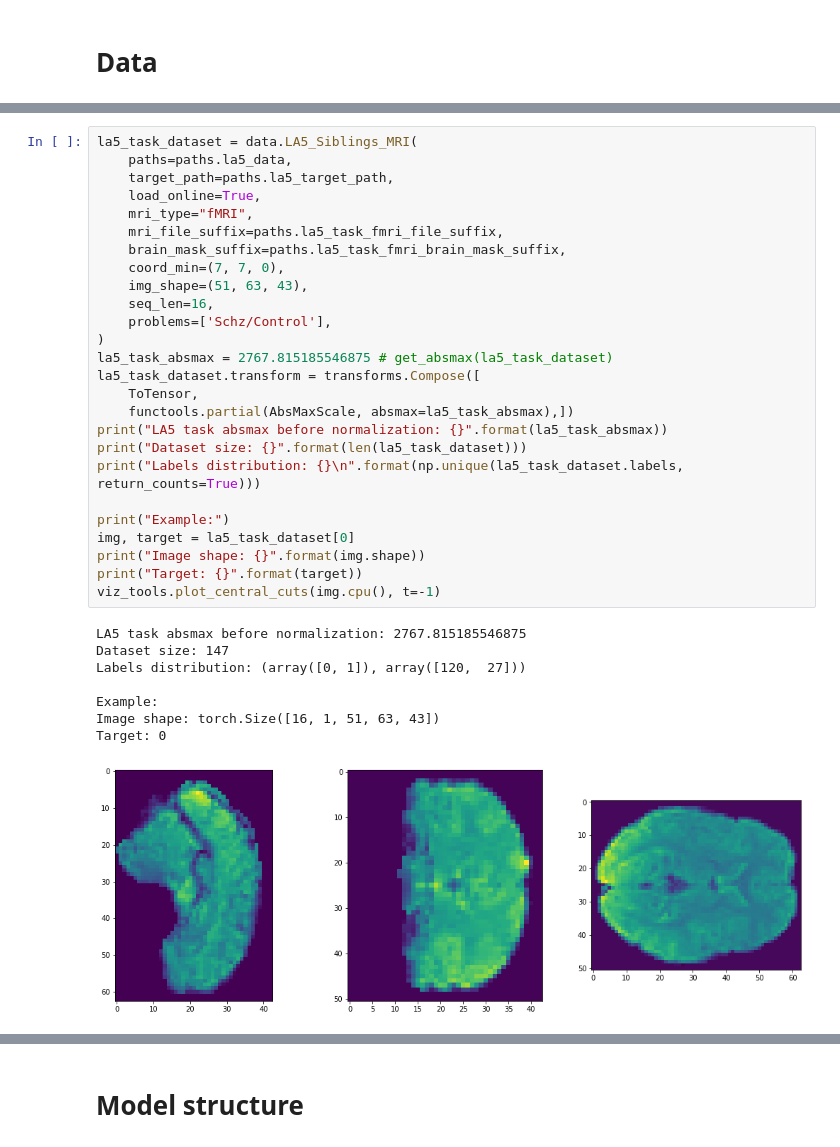
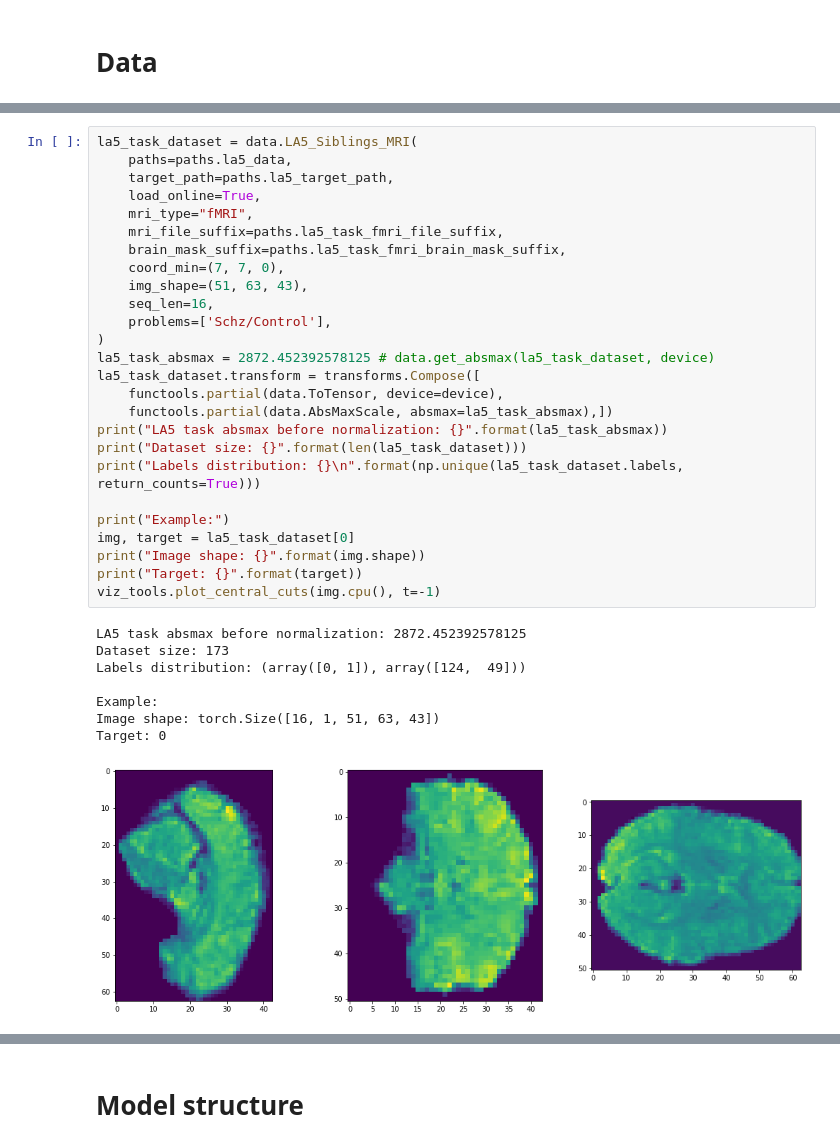
Before and after one commit to rakhimovv/mri-domain-adaptation, a Jupyter notebook: base_fmri.ipynb, the cells around one changed output, grey strips where cells are left out. Cells and saved outputs as stored; diff of their text form.

```diff
--- a/base_fmri.ipynb
+++ b/base_fmri.ipynb
@@ -83,38 +69,38 @@ Target: 1
 # %%
 la5_task_dataset = data.LA5_Siblings_MRI(
     paths=paths.la5_data,
     target_path=paths.la5_target_path,
     load_online=True,
     mri_type="fMRI",
     mri_file_suffix=paths.la5_task_fmri_file_suffix,
     brain_mask_suffix=paths.la5_task_fmri_brain_mask_suffix,
     coord_min=(7, 7, 0),
     img_shape=(51, 63, 43),
     seq_len=16,
     problems=['Schz/Control'],
 )
-la5_task_absmax = 2767.815185546875 # get_absmax(la5_task_dataset)
+la5_task_absmax = 2872.452392578125 # data.get_absmax(la5_task_dataset, device)
 la5_task_dataset.transform = transforms.Compose([
-    ToTensor,
-    functools.partial(AbsMaxScale, absmax=la5_task_absmax),])
+    functools.partial(data.ToTensor, device=device),
+    functools.partial(data.AbsMaxScale, absmax=la5_task_absmax),])
 print("LA5 task absmax before normalization: {}".format(la5_task_absmax))
 print("Dataset size: {}".format(len(la5_task_dataset)))
 print("Labels distribution: {}\n".format(np.unique(la5_task_dataset.labels, return_counts=True)))
 
 print("Example:")
 img, target = la5_task_dataset[0]
 print("Image shape: {}".format(img.shape))
 print("Target: {}".format(target))
 viz_tools.plot_central_cuts(img.cpu(), t=-1)
 # %% [output]
-LA5 task absmax before normalization: 2767.815185546875
-Dataset size: 147
-Labels distribution: (array([0, 1]), array([120,  27]))
+LA5 task absmax before normalization: 2872.452392578125
+Dataset size: 173
+Labels distribution: (array([0, 1]), array([124,  49]))
 
 Example:
 Image shape: torch.Size([16, 1, 51, 63, 43])
 Target: 0
-[figure, old version]
+[figure, new version]
 # %%
 sibl_dataset = data.LA5_Siblings_MRI(
     paths=paths.sibl_data,
```
Also changed, not shown: parts of 10 cells of this notebook, 10 other files.
